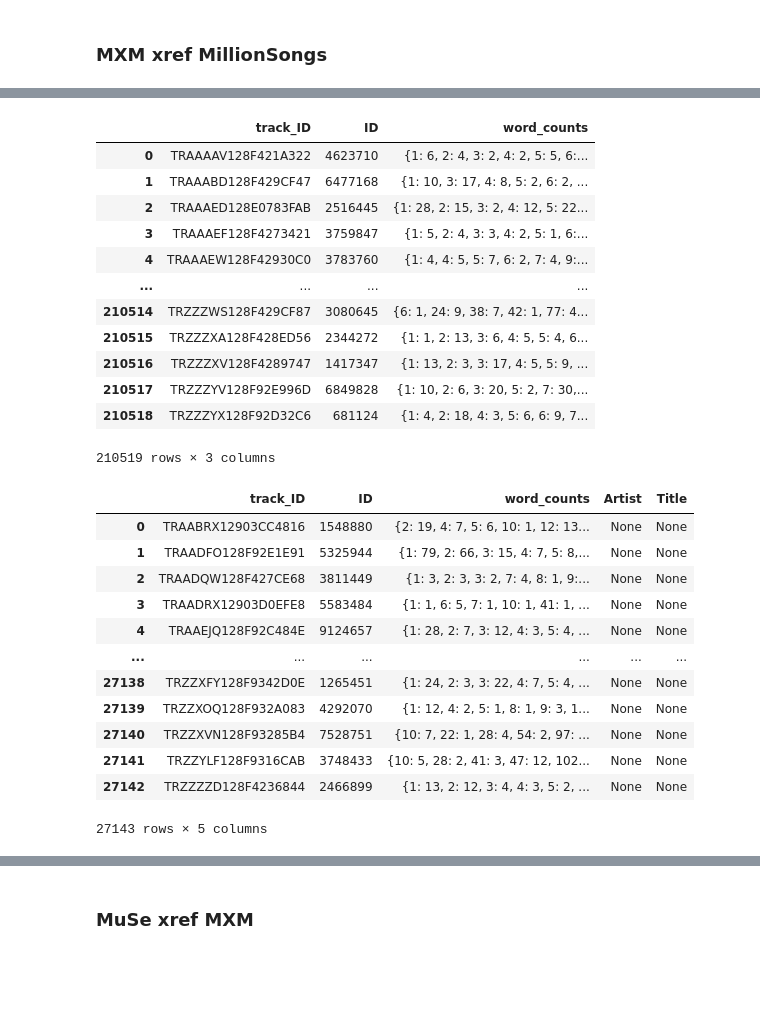
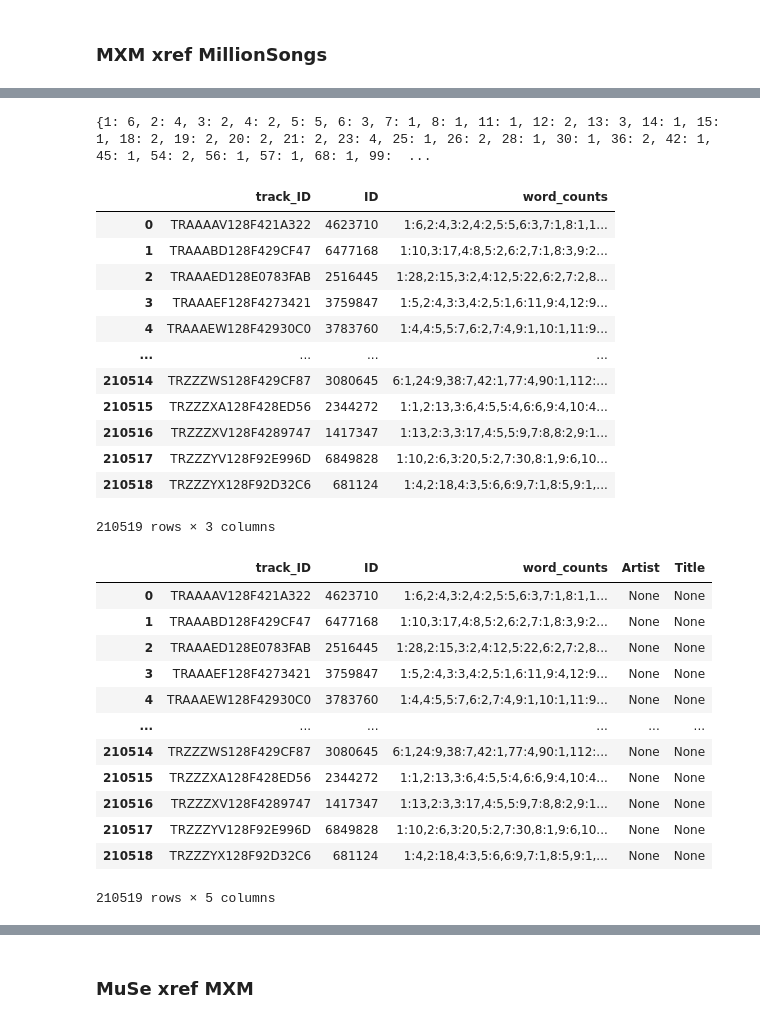
Before and after one commit to AustinHCopley/songmood, a Jupyter notebook: preprocess.ipynb, the cells around one changed output, grey strips where cells are left out. Cells and saved outputs as stored; diff of their text form; code cells hidden in the pictures; blank space fills up the shorter version.

```diff
--- a/preprocess.ipynb
+++ b/preprocess.ipynb
@@ -164,29 +83,29 @@ with open(MXM_TRAIN, 'r') as filein, open('mxm_new_train.csv', 'w') as newfile:
         cols = line.split(',')
         new_delim = ';'.join(cols[:2]) + ';' + ','.join(cols[2:])
         newfile.write(new_delim)
+# %%
+mxm = pd.read_csv("mxm_new_train.csv", delimiter=";", header=None, names=['track_ID', 'ID', 'word_counts'])
+for x in mxm.values:
+    print(eval("{"+x[2]+"}"))
+    break
+# %% [output]
+{1: 6, 2: 4, 3: 2, 4: 2, 5: 5, 6: 3, 7: 1, 8: 1, 11: 1, 12: 2, 13: 3, 14: 1, 15: 1, 18: 2, 19: 2, 20: 2, 21: 2, 23: 4, 25: 1, 26: 2, 28: 1, 30: 1, 36: 2, 42: 1, 45: 1, 54: 2, 56: 1, 57: 1, 68: 1, 99:  ...
 # %%
 mxm = pd.read_csv("mxm_new_train.csv", delimiter=";", header=None, names=['track_ID', 'ID', 'word_counts'])
-
-def convert_to_dict(word_count_string):
-    pairs = word_count_string.split(',')
-    word_count_dict = {int(pair.split(':')[0]): int(pair.split(':')[1]) for pair in pairs}
-    return word_count_dict
-
-mxm['word_counts'] = mxm['word_counts'].apply(convert_to_dict)
 mxm
 # %% [output]
 |  | track_ID | ID | word_counts |
-| 0 | TRAAAAV128F421A322 | 4623710 | {1: 6, 2: 4, 3: 2, 4: 2, 5: 5, 6:... |
-| 1 | TRAAABD128F429CF47 | 6477168 | {1: 10, 3: 17, 4: 8, 5: 2, 6: 2, ... |
-| 2 | TRAAAED128E0783FAB | 2516445 | {1: 28, 2: 15, 3: 2, 4: 12, 5: 22... |
-| 3 | TRAAAEF128F4273421 | 3759847 | {1: 5, 2: 4, 3: 3, 4: 2, 5: 1, 6:... |
-| 4 | TRAAAEW128F42930C0 | 3783760 | {1: 4, 4: 5, 5: 7, 6: 2, 7: 4, 9:... |
+| 0 | TRAAAAV128F421A322 | 4623710 | 1:6,2:4,3:2,4:2,5:5,6:3,7:1,8:1,1... |
+| 1 | TRAAABD128F429CF47 | 6477168 | 1:10,3:17,4:8,5:2,6:2,7:1,8:3,9:2... |
+| 2 | TRAAAED128E0783FAB | 2516445 | 1:28,2:15,3:2,4:12,5:22,6:2,7:2,8... |
+| 3 | TRAAAEF128F4273421 | 3759847 | 1:5,2:4,3:3,4:2,5:1,6:11,9:4,12:9... |
+| 4 | TRAAAEW128F42930C0 | 3783760 | 1:4,4:5,5:7,6:2,7:4,9:1,10:1,11:9... |
 | ... | ... | ... | ... |
-| 210514 | TRZZZWS128F429CF87 | 3080645 | {6: 1, 24: 9, 38: 7, 42: 1, 77: 4... |
-| 210515 | TRZZZXA128F428ED56 | 2344272 | {1: 1, 2: 13, 3: 6, 4: 5, 5: 4, 6... |
-| 210516 | TRZZZXV128F4289747 | 1417347 | {1: 13, 2: 3, 3: 17, 4: 5, 5: 9, ... |
-| 210517 | TRZZZYV128F92E996D | 6849828 | {1: 10, 2: 6, 3: 20, 5: 2, 7: 30,... |
-| 210518 | TRZZZYX128F92D32C6 | 681124 | {1: 4, 2: 18, 4: 3, 5: 6, 6: 9, 7... |
+| 210514 | TRZZZWS128F429CF87 | 3080645 | 6:1,24:9,38:7,42:1,77:4,90:1,112:... |
+| 210515 | TRZZZXA128F428ED56 | 2344272 | 1:1,2:13,3:6,4:5,5:4,6:6,9:4,10:4... |
+| 210516 | TRZZZXV128F4289747 | 1417347 | 1:13,2:3,3:17,4:5,5:9,7:8,8:2,9:1... |
+| 210517 | TRZZZYV128F92E996D | 6849828 | 1:10,2:6,3:20,5:2,7:30,8:1,9:6,10... |
+| 210518 | TRZZZYX128F92D32C6 | 681124 | 1:4,2:18,4:3,5:6,6:9,7:1,8:5,9:1,... |
 210519 rows × 3 columns
 # %%
 mxm["Artist"] = None
@@ -194,18 +113,18 @@ mxm["Title"] = None
 mxm
 # %% [output]
 |  | track_ID | ID | word_counts | Artist | Title |
-| 0 | TRAABRX12903CC4816 | 1548880 | {2: 19, 4: 7, 5: 6, 10: 1, 12: 13... | None | None |
-| 1 | TRAADFO128F92E1E91 | 5325944 | {1: 79, 2: 66, 3: 15, 4: 7, 5: 8,... | None | None |
-| 2 | TRAADQW128F427CE68 | 3811449 | {1: 3, 2: 3, 3: 2, 7: 4, 8: 1, 9:... | None | None |
-| 3 | TRAADRX12903D0EFE8 | 5583484 | {1: 1, 6: 5, 7: 1, 10: 1, 41: 1, ... | None | None |
-| 4 | TRAAEJQ128F92C484E | 9124657 | {1: 28, 2: 7, 3: 12, 4: 3, 5: 4, ... | None | None |
+| 0 | TRAAAAV128F421A322 | 4623710 | 1:6,2:4,3:2,4:2,5:5,6:3,7:1,8:1,1... | None | None |
+| 1 | TRAAABD128F429CF47 | 6477168 | 1:10,3:17,4:8,5:2,6:2,7:1,8:3,9:2... | None | None |
+| 2 | TRAAAED128E0783FAB | 2516445 | 1:28,2:15,3:2,4:12,5:22,6:2,7:2,8... | None | None |
+| 3 | TRAAAEF128F4273421 | 3759847 | 1:5,2:4,3:3,4:2,5:1,6:11,9:4,12:9... | None | None |
+| 4 | TRAAAEW128F42930C0 | 3783760 | 1:4,4:5,5:7,6:2,7:4,9:1,10:1,11:9... | None | None |
 | ... | ... | ... | ... | ... | ... |
-| 27138 | TRZZXFY128F9342D0E | 1265451 | {1: 24, 2: 3, 3: 22, 4: 7, 5: 4, ... | None | None |
-| 27139 | TRZZXOQ128F932A083 | 4292070 | {1: 12, 4: 2, 5: 1, 8: 1, 9: 3, 1... | None | None |
-| 27140 | TRZZXVN128F93285B4 | 7528751 | {10: 7, 22: 1, 28: 4, 54: 2, 97: ... | None | None |
-| 27141 | TRZZYLF128F9316CAB | 3748433 | {10: 5, 28: 2, 41: 3, 47: 12, 102... | None | None |
-| 27142 | TRZZZZD128F4236844 | 2466899 | {1: 13, 2: 12, 3: 4, 4: 3, 5: 2, ... | None | None |
+| 210514 | TRZZZWS128F429CF87 | 3080645 | 6:1,24:9,38:7,42:1,77:4,90:1,112:... | None | None |
+| 210515 | TRZZZXA128F428ED56 | 2344272 | 1:1,2:13,3:6,4:5,5:4,6:6,9:4,10:4... | None | None |
+| 210516 | TRZZZXV128F4289747 | 1417347 | 1:13,2:3,3:17,4:5,5:9,7:8,8:2,9:1... | None | None |
+| 210517 | TRZZZYV128F92E996D | 6849828 | 1:10,2:6,3:20,5:2,7:30,8:1,9:6,10... | None | None |
+| 210518 | TRZZZYX128F92D32C6 | 681124 | 1:4,2:18,4:3,5:6,6:9,7:1,8:5,9:1,... | None | None |
-27143 rows × 5 columns
+210519 rows × 5 columns
 # %%
 for idx, row in mxm.iterrows():
     track_id = row['track_ID']
```
Also changed, not shown: parts of 14 cells of this notebook, 2 other files.
